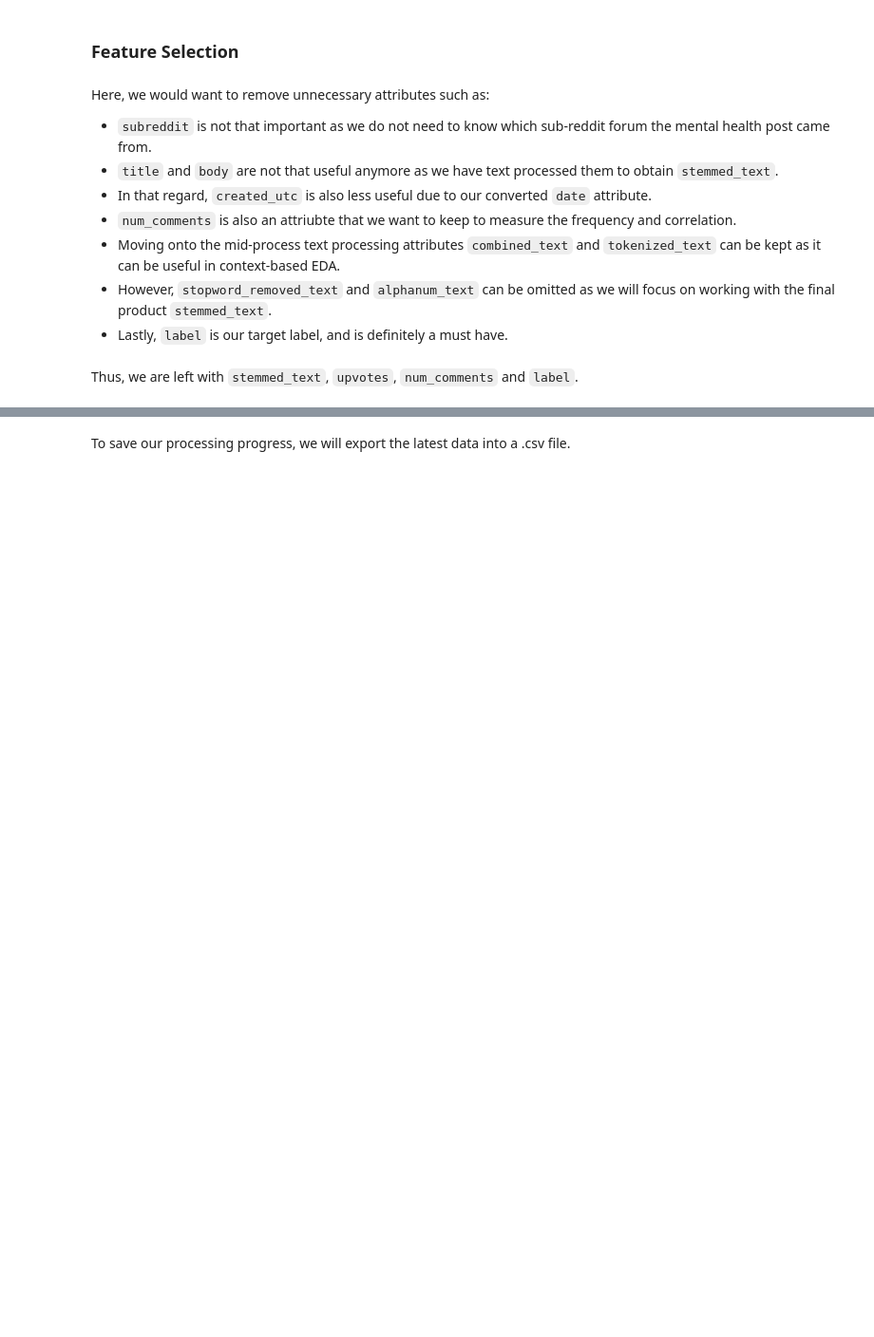
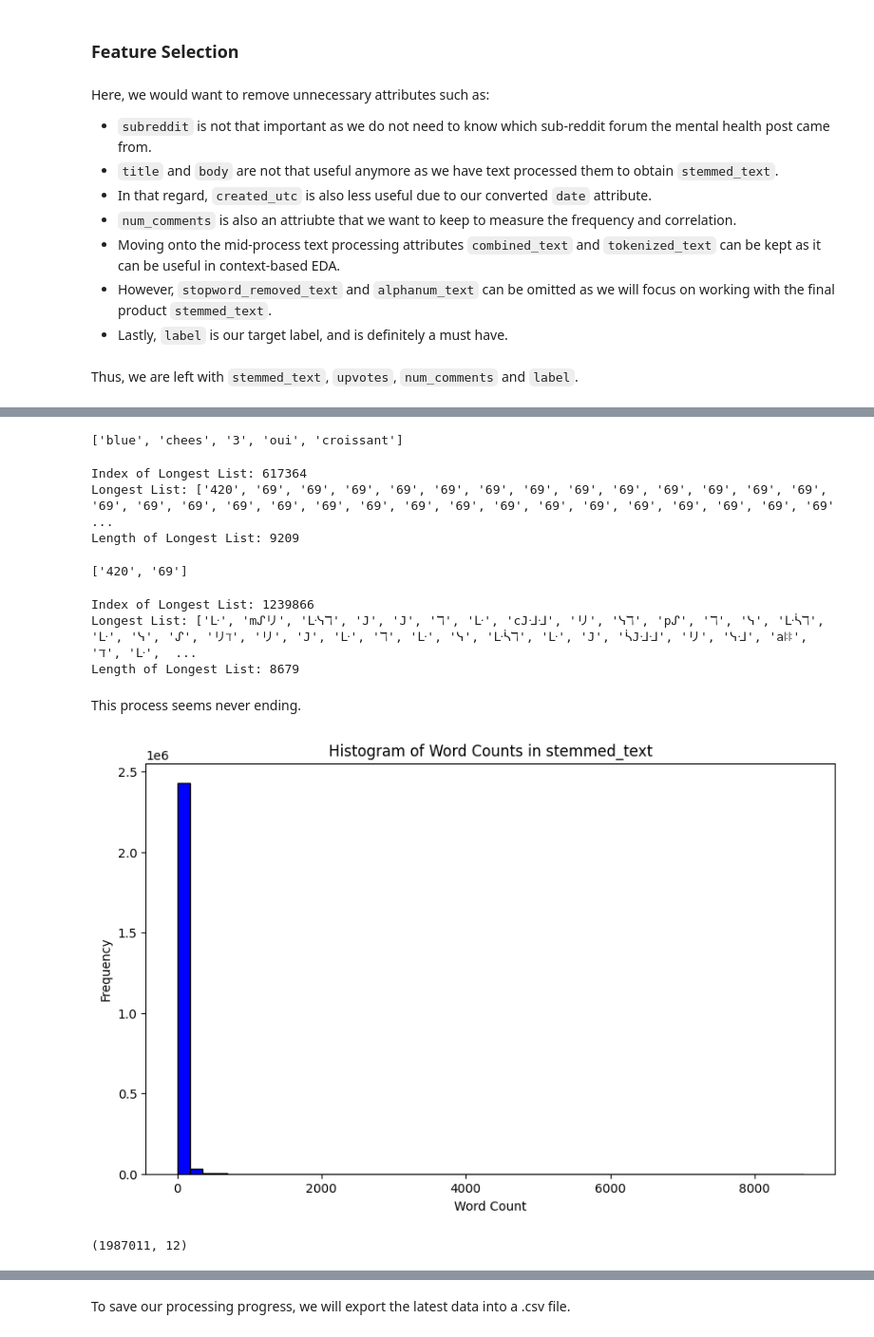
Before and after one commit to fishbrightwise/IS424-G2T4, a Jupyter notebook: notebooks/1.1) Reddit Depression Dataset Data Processing.ipynb, the cells around one changed output, grey strips where cells are left out. Shown at 95% size. Saved outputs shown, nothing was run; the diff lists cells and outputs as text; code cells hidden in the pictures; blank space fills up the shorter version.

```diff
--- a/notebooks/1.1) Reddit Depression Dataset Data Processing.ipynb
+++ b/notebooks/1.1) Reddit Depression Dataset Data Processing.ipynb
@@ -486,7 +475,7 @@ reddit_df3.head()
 | 3 | DeepThoughts | "I want to be like water. I want ... |  | 25.0 | 1.416512e+09 | 2.0 | 0.0 | 2014-11-20 19:38:05 | "I want to be like water. I want ... | ... |
 | 4 | DeepThoughts | Who am I? | You could take any one cell in my... | 5.0 | 1.416516e+09 | 4.0 | 0.0 | 2014-11-20 20:36:52 | Who am I? You could take any one ... | ... |
 # %%
-reddit_df3['combined_stemmed_text'] = reddit_df3['stemmed_text'].apply(lambda x: ' '.join(x))
+reddit_df3['combined_stemmed_text'] = reddit_df3['stemmed_text'].progress_apply(lambda x: ' '.join(x))
 reddit_df3.head()
 # %% [output]
 A value is trying to be set on a copy of a slice from a DataFrame.
@@ -501,7 +490,7 @@ See the caveats in the documentation: https://pandas.pydata.org/pandas-docs/stab
 | 3 | DeepThoughts | "I want to be like water. I want ... |  | 25.0 | 1.416512e+09 | 2.0 | 0.0 | 2014-11-20 19:38:05 | "I want to be like water. I want ... | ... |
 | 4 | DeepThoughts | Who am I? | You could take any one cell in my... | 5.0 | 1.416516e+09 | 4.0 | 0.0 | 2014-11-20 20:36:52 | Who am I? You could take any one ... | ... |
 # %%
-reddit_df3['combined_non_stopword_removed_stemmed_text'] = reddit_df3['non_stopword_removed_stemmed_text'].apply(lambda x: ' '.join(x))
+reddit_df3['combined_non_stopword_removed_stemmed_text'] = reddit_df3['non_stopword_removed_stemmed_text'].progress_apply(lambda x: ' '.join(x))
 reddit_df3.head()
 # %% [output]
 A value is trying to be set on a copy of a slice from a DataFrame.
@@ -540,0 +550,56 @@ reddit_df4.head()
+# %%
+reddit_df4.at[1178751, 'stemmed_text'] = [reddit_df4.at[1178751, 'stemmed_text'][i] for i in [0, 1, 2, 3, -1]]
+print(reddit_df4.at[1178751, 'stemmed_text'])
+# %% [output]
+['blue', 'chees', '3', 'oui', 'croissant']
+# %%
+longest_list = max(reddit_df4['stemmed_text'], key=len)
+index_of_longest_list = reddit_df4['stemmed_text'].progress_apply(len).idxmax()
+print('Index of Longest List:', index_of_longest_list)
+print('Longest List:', longest_list)
+print('Length of Longest List:', len(longest_list))
+# %% [output]
+Index of Longest List: 617364
+Longest List: ['420', '69', '69', '69', '69', '69', '69', '69', '69', '69', '69', '69', '69', '69', '69', '69', '69', '69', '69', '69', '69', '69', '69', '69', '69', '69', '69', '69', '69', '69', '69' ...
+Length of Longest List: 9209
+# %%
+reddit_df4.at[617364, 'stemmed_text'] = [reddit_df4.at[617364, 'stemmed_text'][i] for i in [0, 1]]
+print(reddit_df4.at[617364, 'stemmed_text'])
+# %% [output]
+['420', '69']
+# %%
+longest_list = max(reddit_df4['stemmed_text'], key=len)
+index_of_longest_list = reddit_df4['stemmed_text'].progress_apply(len).idxmax()
+print('Index of Longest List:', index_of_longest_list)
+print('Longest List:', longest_list)
+print('Length of Longest List:', len(longest_list))
+# %% [output]
+Index of Longest List: 1239866
+Longest List: ['ᒷ', 'mᔑリ', 'ᒷᓭℸ', '𝙹', '𝙹', 'ℸ', 'ᒷ', 'c𝙹ᒲᒲ', 'リ', 'ᓭℸ', 'pᔑ', 'ℸ', 'ᓭ', 'ᒷᓵℸ', 'ᒷ', 'ᓭ', 'ᔑ', 'リℸ', 'リ', '𝙹', 'ᒷ', 'ℸ', 'ᒷ', 'ᓭ', 'ᒷᓵℸ', 'ᒷ', '𝙹', 'ᓵ𝙹ᒲᒲ', 'リ', 'ᓭᒲ', 'aꖎꖎ', 'ℸ', 'ᒷ',  ...
+Length of Longest List: 8679
+# %% [markdown]
+This process seems never ending.
+# %%
+# Calculate the word counts for each row in 'stemmed_text'
+word_counts = reddit_df4['stemmed_text'].progress_apply(len)
+
+# Plot the histogram
+plt.figure(figsize=(10, 6))
+plt.hist(word_counts, bins=50, color='blue', edgecolor='black')
+plt.title('Histogram of Word Counts in stemmed_text')
+plt.xlabel('Word Count')
+plt.ylabel('Frequency')
+plt.show()
+# %% [output]
+[figure, added]
+# %%
+# Calculate the 80th percentile of word counts
+percentile_80 = word_counts.quantile(0.80)
+
+# Filter the dataframe to keep only rows with word counts less than or equal to the 80th percentile
+reddit_df5 = reddit_df4[word_counts <= percentile_80]
+
+# Display the shape of the filtered dataframe
+print(reddit_df5.shape)
+# %% [output]
+(1987011, 12)
```
Also changed, not shown: parts of 23 cells of this notebook, 1 other file.
